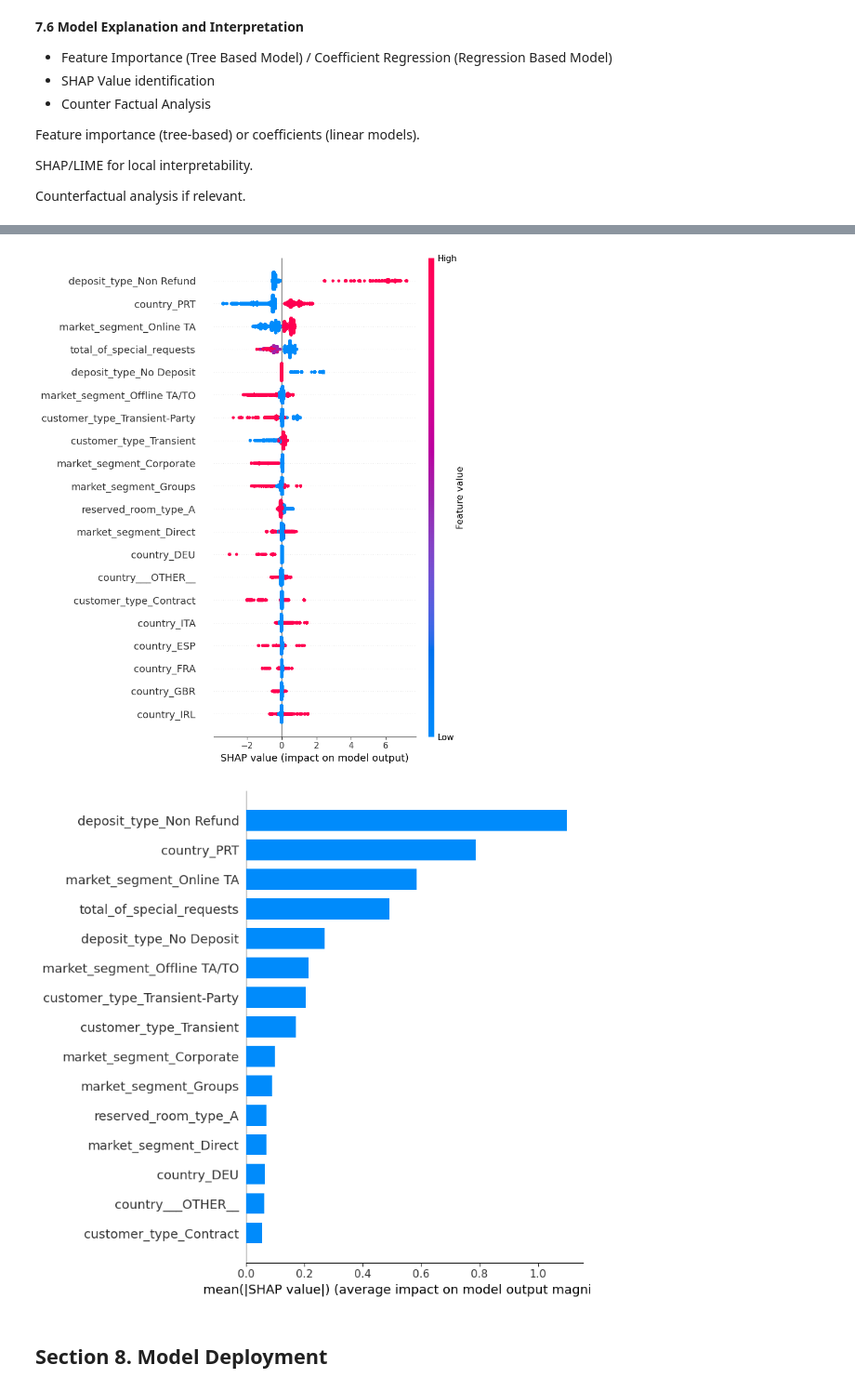
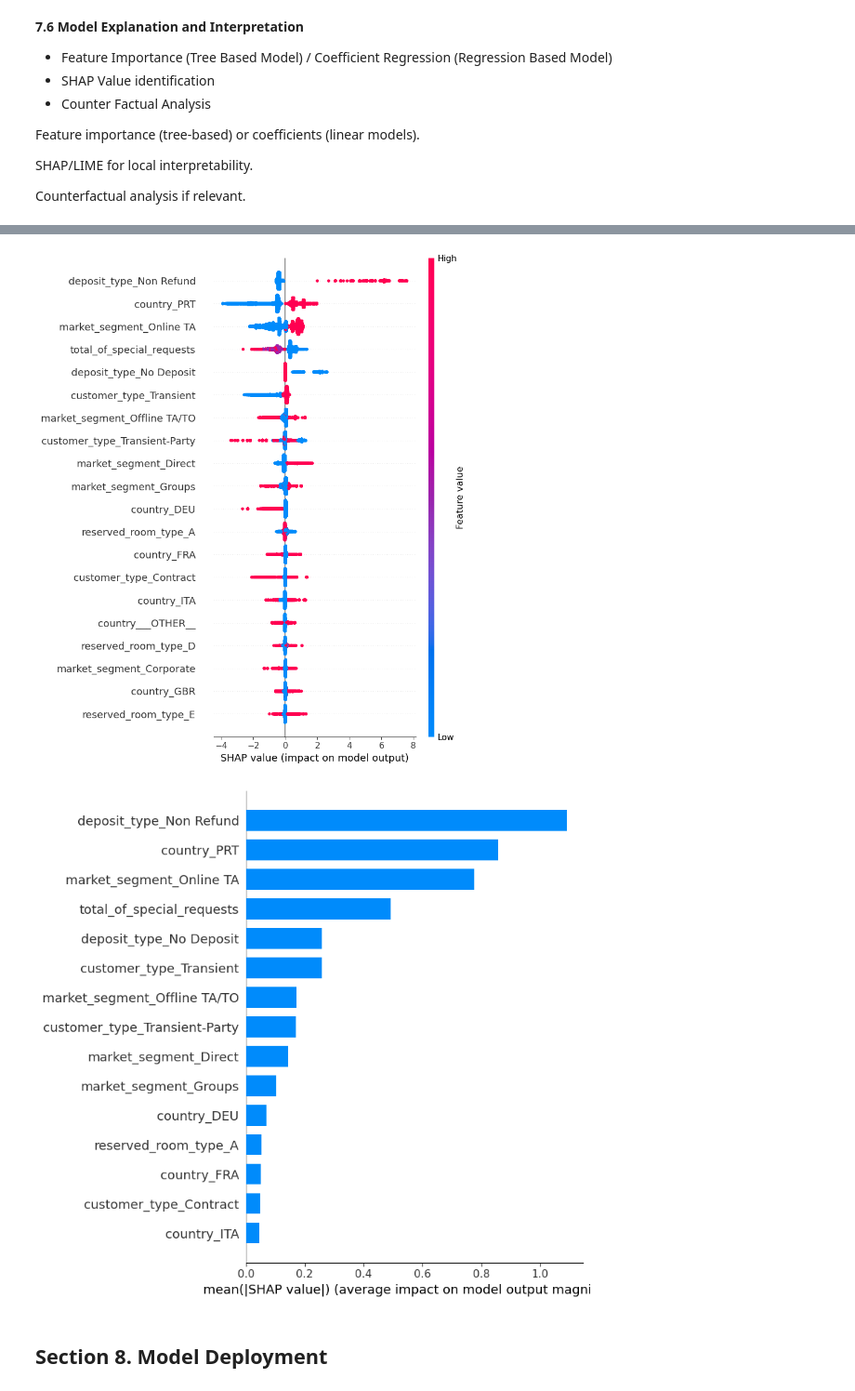
Before and after one commit to AliefRND/MachineLearningProject, a Jupyter notebook: notebooks/Notebook.ipynb, the cells around one changed output, grey strips where cells are left out. Shown at 93% size. Cells and saved outputs as stored; diff of their text form; code cells hidden in the pictures.

```diff
--- a/notebooks/Notebook.ipynb
+++ b/notebooks/Notebook.ipynb
@@ -1723,11 +1882,14 @@ display(rf_window)
 # Apply tuned params to your full pipeline
 # 1) Start from a FRESH copy of your tuned pipeline
 xgb_final = clone(pipe_xgb).set_params(
+    clf__subsample=0.7,
     clf__scale_pos_weight=1.2,
-    clf__n_estimators=300,
-    clf__max_depth=3,
-    clf__learning_rate=0.2,
+    clf__n_estimators=700,
+    clf__max_depth=7,
+    clf__learning_rate=0.1,
+    clf__colsample_bytree=1.0
 )
+
 
 # Fit on ALL Seen data
 xgb_final.fit(X_train, y_train)
@@ -2115,39 +2292,42 @@ fi_xgb.head()
 # %%
-# 2) Transform data as seen by the model
-Xtr_tx = pipe_xgb.named_steps['prep'].transform(X_train)
+import shap
 
-# 3) Build post-transform feature names (no .get_feature_names_out on prep)
-pre = pipe_xgb.named_steps['prep']
-num_pipe = pre.named_transformers_['num']
-cat_pipe = pre.named_transformers_['cat']
+# --- Use the FITTED pipeline & model ---
+prep_fitted = xgb_final.named_steps["prep"]           # fitted preprocessor
+xgb_fitted  = xgb_final.named_steps["clf"]            # fitted XGBClassifier
 
-# numeric names after VarianceThreshold
-num_cols = np.array([c for c in pre.transformers_ if c[0]=='num'][0][2])
-num_sel = next((s for s in num_pipe.named_steps.values() if isinstance(s, VarianceThreshold)), None)
-if num_sel is not None:
+# Transform training data with the FITTED preprocessor
+Xtr_tx = prep_fitted.transform(X_train)
+
+# ----- Build feature names after preprocessing -----
+import numpy as np
+
+# numeric names (after VarianceThreshold in the numeric sub-pipeline)
+num_cols = np.array(prep_fitted.transformers_[0][2])  # original numeric column names
+num_sel  = prep_fitted.named_transformers_["num"].named_steps.get("var", None)
+if num_sel is not None and hasattr(num_sel, "get_support"):
     num_cols = num_cols[num_sel.get_support()]
 
-# categorical names after OHE (+ VarianceThreshold)
-ohe = next(s for s in cat_pipe.named_steps.values() if isinstance(s, OneHotEncoder))
-cat_cols = np.array([c for c in pre.transformers_ if c[0]=='cat'][0][2])
-cat_names = ohe.get_feature_names_out(cat_cols)
-cat_sel = next((s for s in cat_pipe.named_steps.values() if isinstance(s, VarianceThreshold)), None)
-if cat_sel is not None:
-    cat_names = cat_names[cat_sel.get_support()]
+# categorical names after OneHot (and VarThresh if you applied it there)
+ohe       = prep_fitted.named_transformers_["cat"].named_steps["onehot"]
+cat_input = prep_fitted.transformers_[1][2]           # original categorical column names
+cat_names = ohe.get_feature_names_out(cat_input)
 
 feat_names = np.concatenate([num_cols, cat_names])
 
-# 4) SHAP explainer on the fitted XGB model
-xgb_model = pipe_xgb.named_steps['clf']
-explainer = shap.TreeExplainer(xgb_model)
+# ----- SHAP on the FITTED XGB model -----
+import shap
+
+explainer   = shap.TreeExplainer(xgb_fitted)
 shap_values = explainer.shap_values(Xtr_tx)
 
-# 5) Plots
+# Plots
 shap.summary_plot(shap_values, Xtr_tx, feature_names=feat_names)                 # dot plot
-shap.summary_plot(shap_values, Xtr_tx, feature_names=feat_names, plot_type="bar", max_display=15)  # bar plot
+shap.summary_plot(shap_values, Xtr_tx, feature_names=feat_names,
+                  plot_type="bar", max_display=15)                               # bar plot
 # %% [output]
-[figure, old version]
+[figure, new version]
-[figure, old version]
+[figure, new version]
 # %% [markdown]
 ## **Section 8. Model Deployment**
 # %% [markdown]
```
Also changed, not shown: parts of 27 cells of this notebook.
